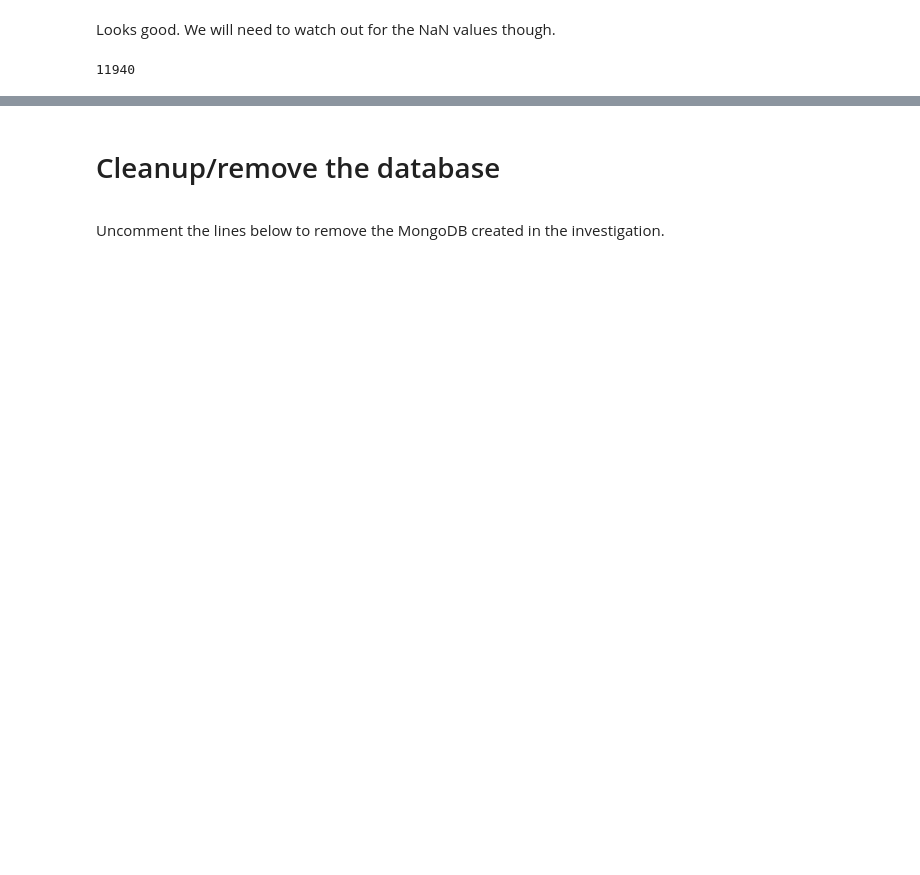
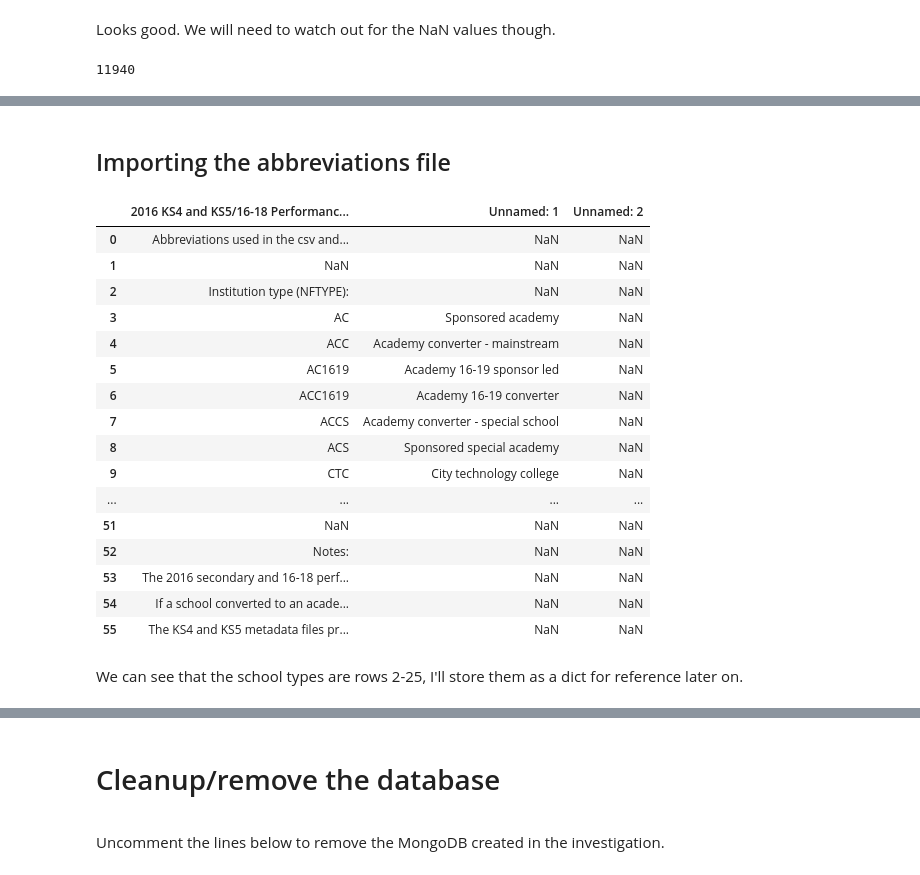
Before and after one commit to snowkuma/tm351-notebooks, a Jupyter notebook: __dcs283_EMA_2017J/_EMA_2017J/ema_project_notebook.ipynb, the cells around one changed output, grey strips where cells are left out. Cells and saved outputs as stored; diff of their text form; code cells hidden in the pictures; blank space fills up the shorter version.

```diff
--- a/__dcs283_EMA_2017J/_EMA_2017J/ema_project_notebook.ipynb
+++ b/__dcs283_EMA_2017J/_EMA_2017J/ema_project_notebook.ipynb
@@ -255,0 +306,26 @@ KeyError: ('NFTYPE', 'GPS_AVERAGE')
+# %% [markdown]
+## Importing the abbreviations file
+# %%
+# read in the abbreviations file
+abbr_df = pd.read_excel('data/2015-2016/abbreviations.xlsx')
+abbr_df
+# %% [output]
+|  | 2016 KS4 and KS5/16-18 Performanc... | Unnamed: 1 | Unnamed: 2 |
+| 0 | Abbreviations used in the csv and... | NaN | NaN |
+| 1 | NaN | NaN | NaN |
+| 2 | Institution type (NFTYPE): | NaN | NaN |
+| 3 | AC | Sponsored academy | NaN |
+| 4 | ACC | Academy converter - mainstream | NaN |
+| 5 | AC1619 | Academy 16-19 sponsor led | NaN |
+| 6 | ACC1619 | Academy 16-19 converter | NaN |
+| 7 | ACCS | Academy converter - special school | NaN |
+| 8 | ACS | Sponsored special academy | NaN |
+| 9 | CTC | City technology college | NaN |
+| ... | ... | ... | ... |
+| 51 | NaN | NaN | NaN |
+| 52 | Notes: | NaN | NaN |
+| 53 | The 2016 secondary and 16-18 perf... | NaN | NaN |
+| 54 | If a school converted to an acade... | NaN | NaN |
+| 55 | The KS4 and KS5 metadata files pr... | NaN | NaN |
+# %% [markdown]
+We can see that the school types are rows 2-25, I'll store them as a dict for reference later on.
```
Also changed, not shown: parts of 42 cells of this notebook, 1 other file.
